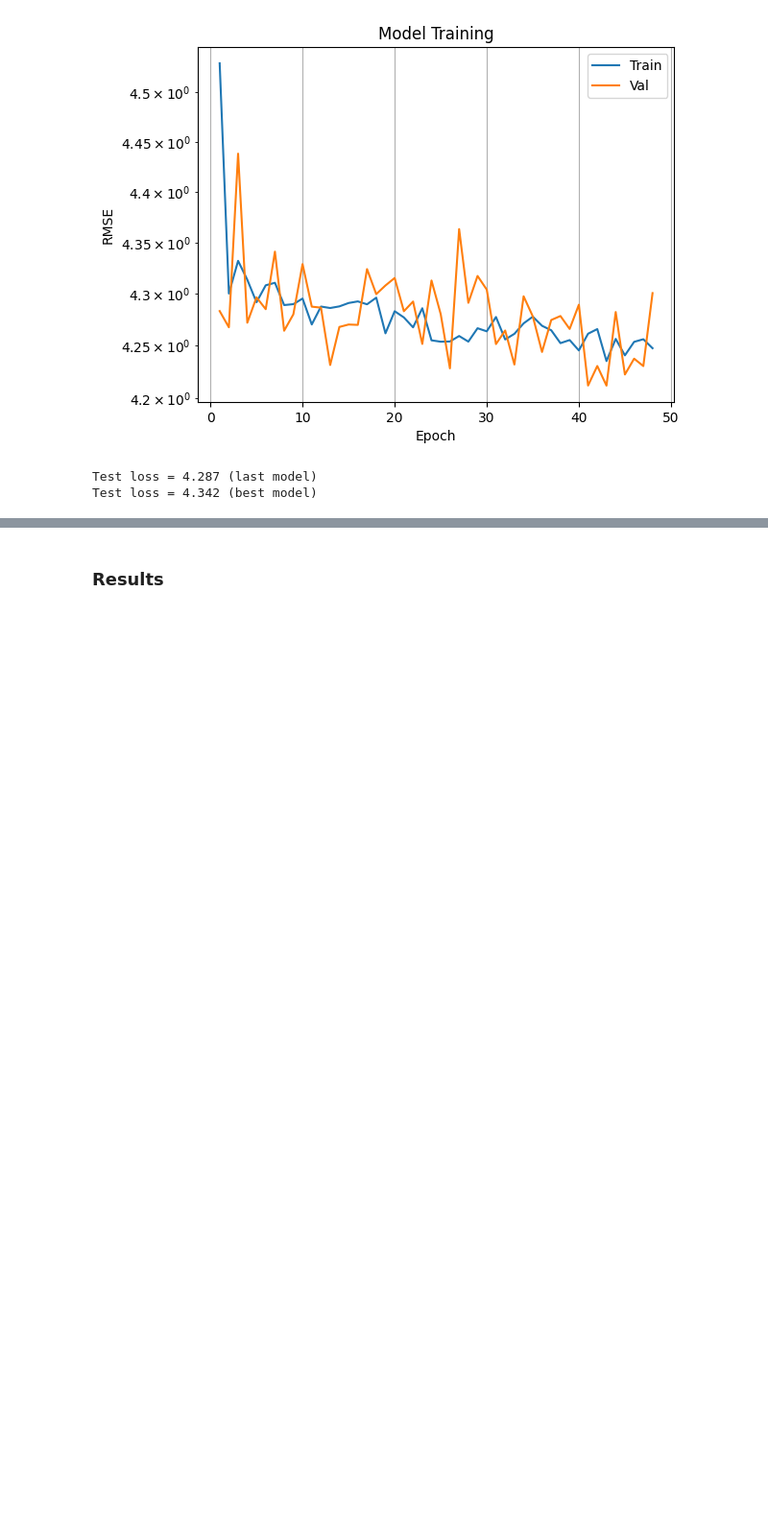
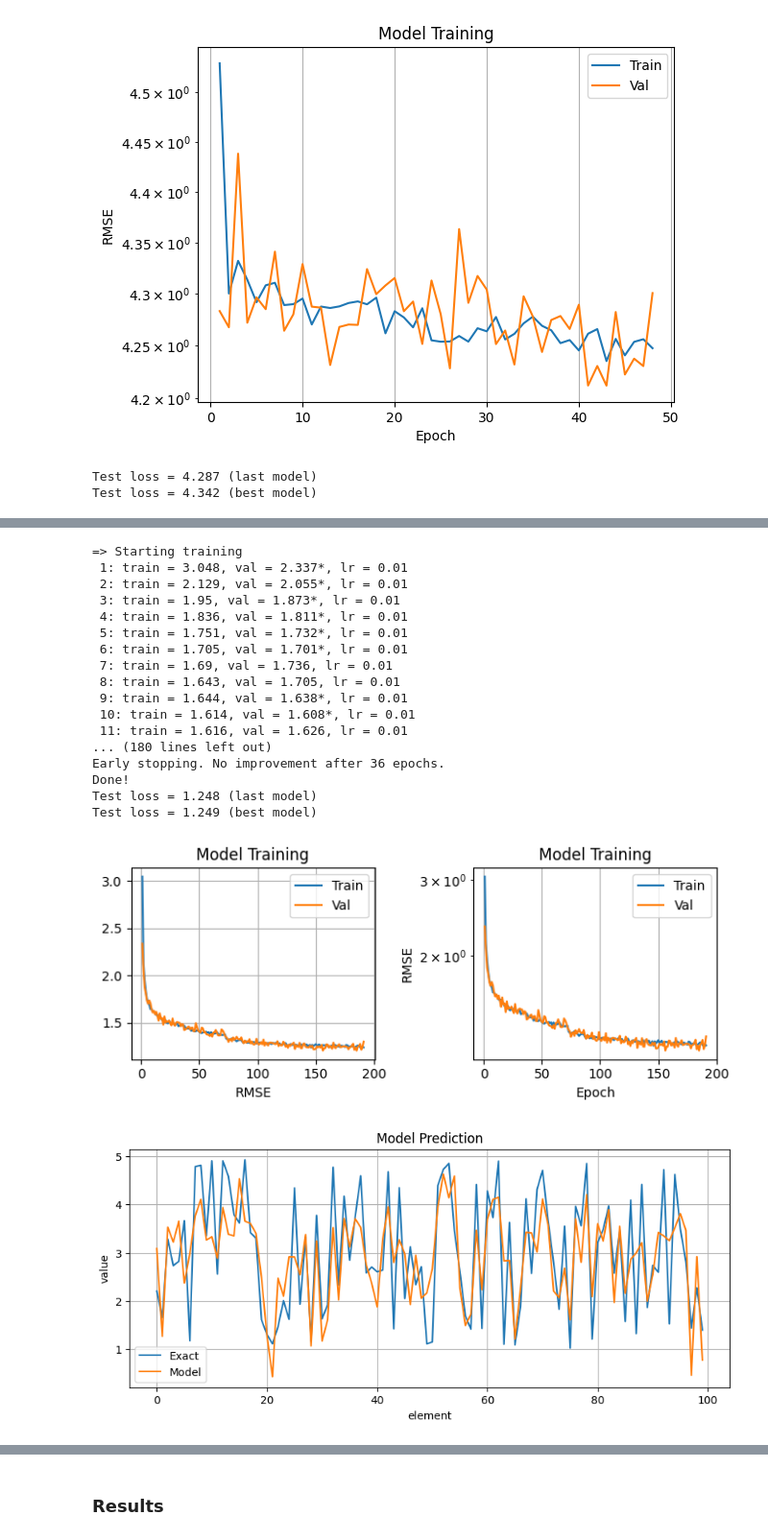
Before and after one commit to TiagoCAAmorim/SimModels, a Jupyter notebook: graph_nn/linear_equations/solve_lin_eq.ipynb, the cells around one changed output, grey strips where cells are left out. Shown at 96% size. Saved outputs shown, nothing was run; the diff lists cells and outputs as text; code cells hidden in the pictures; blank space fills up the shorter version.

```diff
--- a/graph_nn/linear_equations/solve_lin_eq.ipynb
+++ b/graph_nn/linear_equations/solve_lin_eq.ipynb
@@ -1659,0 +1784,28 @@ test_sample(model)
+# %%
+best01_inception3 = new_dict(best01_inception,
+                             {'file_name': 'best01_inception3',
+                              'latent_size': 32,
+                              'deep_residual': True})
+# %%
+model = new_test(best01_inception3)
+test_sample(model)
+# %% [output]
+=> Starting training
+ 1: train = 3.048, val = 2.337*, lr = 0.01
+ 2: train = 2.129, val = 2.055*, lr = 0.01
+ 3: train = 1.95, val = 1.873*, lr = 0.01
+ 4: train = 1.836, val = 1.811*, lr = 0.01
+ 5: train = 1.751, val = 1.732*, lr = 0.01
+ 6: train = 1.705, val = 1.701*, lr = 0.01
+ 7: train = 1.69, val = 1.736, lr = 0.01
+ 8: train = 1.643, val = 1.705, lr = 0.01
+ 9: train = 1.644, val = 1.638*, lr = 0.01
+ 10: train = 1.614, val = 1.608*, lr = 0.01
+ 11: train = 1.616, val = 1.626, lr = 0.01
+... (180 lines left out)
+Early stopping. No improvement after 36 epochs.
+Done!
+Test loss = 1.248 (last model)
+Test loss = 1.249 (best model)
+[figure, added]
+[figure, added]
```
Also changed, not shown: parts of 40 cells of this notebook.
